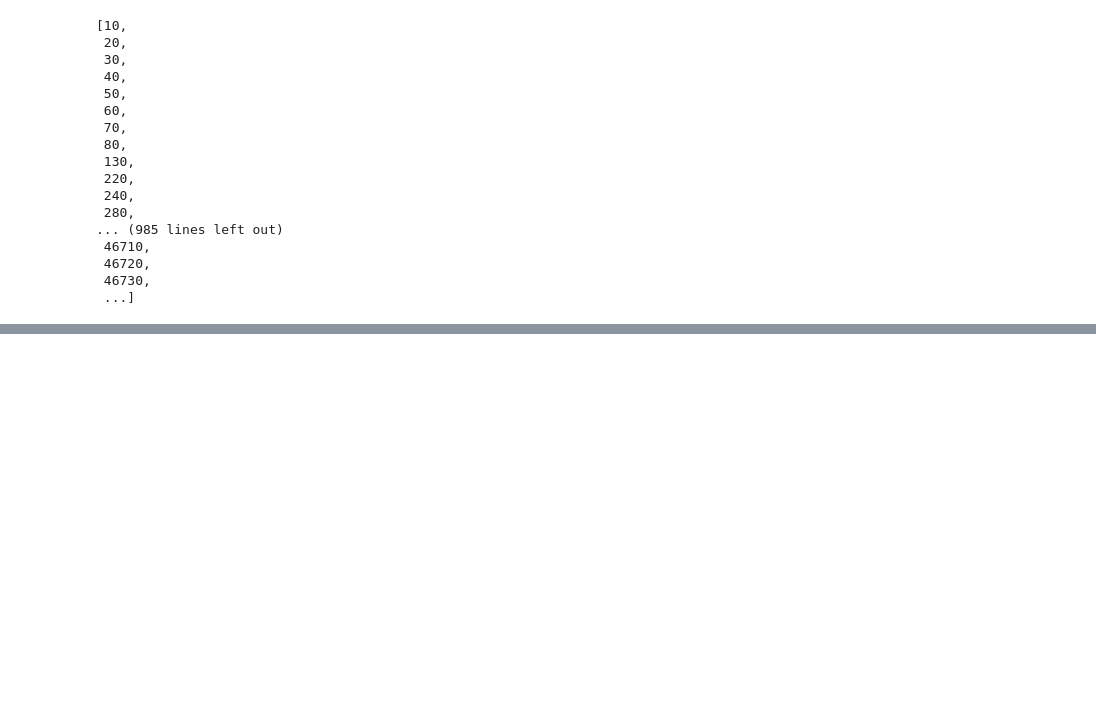
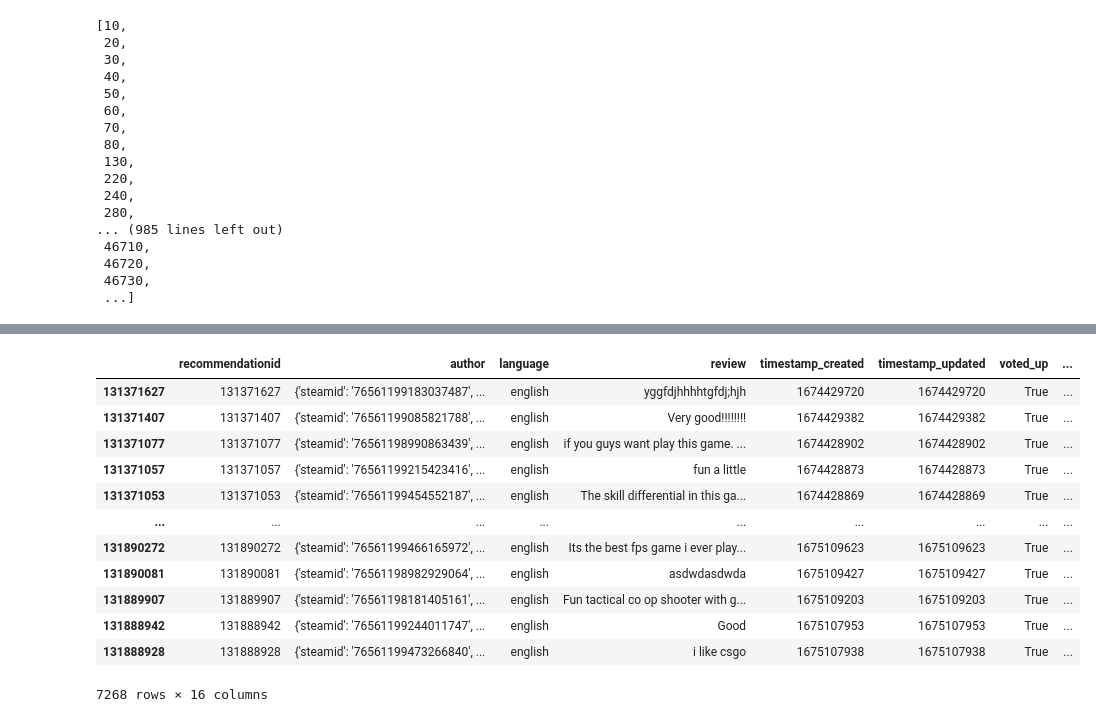
Before and after one commit to Michael-Austin-Mesa/steam-project, a Jupyter notebook: steamreviews_testing.ipynb, the cells around one changed output, grey strips where cells are left out. Saved outputs shown, nothing was run; the diff lists cells and outputs as text; code cells hidden in the pictures; blank space fills up the shorter version.

```diff
--- a/steamreviews_testing.ipynb
+++ b/steamreviews_testing.ipynb
@@ -228,0 +267,18 @@ KeyboardInterrupt:
+# %%
+csgo = csgo.dropna()
+# %%
+csgo
+# %% [output]
+|  | recommendationid | author | language | review | timestamp_created | timestamp_updated | voted_up | ... |
+| 131371627 | 131371627 | {'steamid': '76561199183037487', ... | english | yggfdjhhhhtgfdj;hjh | 1674429720 | 1674429720 | True | ... |
+| 131371407 | 131371407 | {'steamid': '76561199085821788', ... | english | Very good!!!!!!!! | 1674429382 | 1674429382 | True | ... |
+| 131371077 | 131371077 | {'steamid': '76561198990863439', ... | english | if you guys want play this game. ... | 1674428902 | 1674428902 | True | ... |
+| 131371057 | 131371057 | {'steamid': '76561199215423416', ... | english | fun a little | 1674428873 | 1674428873 | True | ... |
+| 131371053 | 131371053 | {'steamid': '76561199454552187', ... | english | The skill differential in this ga... | 1674428869 | 1674428869 | True | ... |
+| ... | ... | ... | ... | ... | ... | ... | ... | ... |
+| 131890272 | 131890272 | {'steamid': '76561199466165972', ... | english | Its the best fps game i ever play... | 1675109623 | 1675109623 | True | ... |
+| 131890081 | 131890081 | {'steamid': '76561198982929064', ... | english | asdwdasdwda | 1675109427 | 1675109427 | True | ... |
+| 131889907 | 131889907 | {'steamid': '76561198181405161', ... | english | Fun tactical co op shooter with g... | 1675109203 | 1675109203 | True | ... |
+| 131888942 | 131888942 | {'steamid': '76561199244011747', ... | english | Good | 1675107953 | 1675107953 | True | ... |
+| 131888928 | 131888928 | {'steamid': '76561199473266840', ... | english | i like csgo | 1675107938 | 1675107938 | True | ... |
+7268 rows × 16 columns
```
Also changed, not shown: parts of 7 cells of this notebook.
